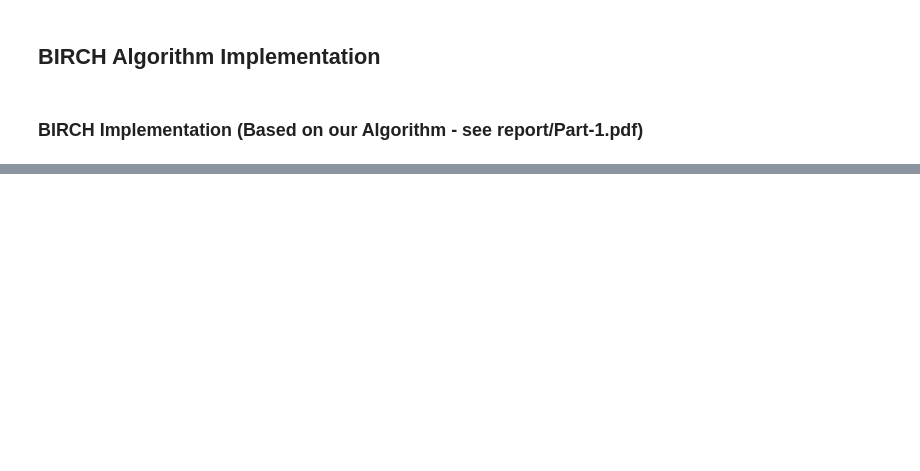
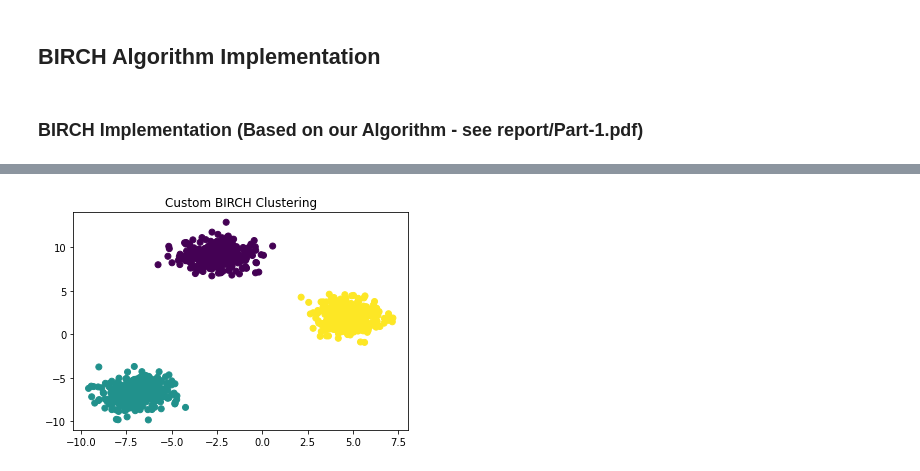
Before and after one commit to gideonpeters/comp6651-project, a Jupyter notebook: scripts/08-birch.ipynb, the cells around one changed output, grey strips where cells are left out. Saved outputs shown, nothing was run; the diff lists cells and outputs as text; code cells hidden in the pictures; blank space fills up the shorter version.

Commit message:
agglo

```diff
--- a/scripts/08-birch.ipynb
+++ b/scripts/08-birch.ipynb
@@ -30,27 +45,46 @@ global_earthquake_data_df = pd.read_csv(global_earthquake_data_path)
 # %%
 import numpy as np
 from scipy.spatial.distance import euclidean
-from sklearn.cluster import AgglomerativeClustering
-from sklearn.cluster import KMeans
+from sklearn.cluster import AgglomerativeClustering, KMeans
+from sklearn.datasets import make_blobs
+import matplotlib.pyplot as plt
+
 
 class ClusteringFeature:
     def __init__(self, point):
+        """
+        Initialize a ClusteringFeature with a single point.
+        """
         self.N = 1  # Number of points
         self.LS = np.array(point)  # Linear sum of points
         self.SS = np.array(point) ** 2  # Squared sum of points
+        self.points = [np.array(point)]  # Store all points
 
     def add_point(self, point):
+        """
+        Add a new point to the ClusteringFeature.
+        """
         self.N += 1
         self.LS += np.array(point)
         self.SS += np.array(point) ** 2
+        self.points.append(np.array(point))
 
     def centroid(self):
+        """
+        Compute the centroid of the ClusteringFeature.
+        """
         return self.LS / self.N
 
     def radius(self):
+        """
+        Compute the radius of the ClusteringFeature.
+        """
         return np.linalg.norm(self.LS / self.N)
 
     def can_absorb(self, point, threshold):
+        """
+        Check if a new point can be absorbed into the ClusteringFeature.
+        """
         new_centroid = (self.LS + np.array(point)) / (self.N + 1)
         distance = euclidean(new_centroid, point)
         return distance <= threshold
@@ -58,14 +92,23 @@ class ClusteringFeature:
 
 class CFNode:
     def __init__(self, branching_factor):
+        """
+        Initialize a CFNode with a given branching factor.
+        """
         self.branching_factor = branching_factor
         self.children = []
-        self.cf = None
+        self.cf = None  # ClusteringFeature for this node
 
     def is_leaf(self):
+        """
+        Check if the node is a leaf node.
+        """
         return len(self.children) == 0
 
     def insert(self, point, threshold):
+        """
+        Insert a point into the CFNode.
+        """
         if self.is_leaf():
             if self.cf is None:
                 self.cf = ClusteringFeature(point)
@@ -82,7 +125,10 @@ class CFNode:
                 closest_child.insert(point, threshold)
 
     def split(self, point, threshold):
-        points = [self.cf.centroid(), point]
+        """
+        Split the node into two child nodes using KMeans clustering.
+        """
+        points = self.cf.points + [point]  # Include all points
         kmeans = KMeans(n_clusters=2, n_init=10).fit(points)
 
         new_node1 = CFNode(self.branching_factor)
@@ -91,7 +137,10 @@ class CFNode:
         # Assign points to the new nodes
         for i, cluster_id in enumerate(kmeans.labels_):
             target_node = new_node1 if cluster_id == 0 else new_node2
-            target_node.cf = ClusteringFeature(points[i])
+            if target_node.cf is None:
+                target_node.cf = ClusteringFeature(points[i])
+            else:
+                target_node.cf.add_point(points[i])
 
         # Replace current node with child nodes
         self.children = [new_node1, new_node2]
@@ -100,14 +149,23 @@ class CFNode:
 
 class CFTree:
     def __init__(self, threshold, branching_factor):
+        """
+        Initialize a CFTree with a given threshold and branching factor.
+        """
         self.threshold = threshold
         self.branching_factor = branching_factor
         self.root = CFNode(branching_factor)
 
     def insert(self, point):
+        """
+        Insert a point into the CFTree.
+        """
         self.root.insert(point, self.threshold)
 
     def get_leaves(self, node=None):
+        """
+        Recursively collect all leaf nodes in the CFTree.
+        """
         if node is None:
             node = self.root
         if node.is_leaf():
@@ -119,6 +177,9 @@ class CFTree:
 
 
 def birch_clustering(data, threshold, branching_factor, n_clusters):
+    """
+    Perform BIRCH clustering on the given data.
+    """
     # Phase 1: Build the CF Tree
     cf_tree = CFTree(threshold, branching_factor)
     for point in data:
@@ -128,8 +189,11 @@ def birch_clustering(data, threshold, branching_factor, n_clusters):
     leaves = cf_tree.get_leaves()
     leaf_centroids = [leaf.centroid() for leaf in leaves]
 
-    if len(leaf_centroids) < 2:
-        print("Warning: Only one leaf node found. Cannot perform clustering.")
+    #print(f"Number of leaf nodes: {len(leaf_centroids)}")
+    #print(f"Leaf centroids: {leaf_centroids}")
+
+    if len(leaf_centroids) < n_clusters:
+        print(f"Warning: Only {len(leaf_centroids)} leaf nodes found. Cannot perform clustering with {n_clusters} clusters.")
         return cf_tree, leaf_centroids
 
     # Agglomerative clustering on leaf centroids
@@ -142,11 +206,14 @@ def birch_clustering(data, threshold, branching_factor, n_clusters):
         cluster_points = [leaf_centroids[j] for j in range(len(leaf_centroids)) if cluster_labels[j] == i]
         cluster_centroids.append(np.mean(cluster_points, axis=0))
 
+    #print(f"Final cluster centroids: {cluster_centroids}")
     return cf_tree, cluster_centroids
 
 
-# Custom function to assign cluster to each data point
 def assign_clusters(data_points, centroids):
+    """
+    Assign each data point to the nearest cluster centroid.
+    """
     distances = np.linalg.norm(data_points[:, np.newaxis] - centroids, axis=2)
     cluster_labels = np.argmin(distances, axis=1)
     return cluster_labels
@@ -154,16 +221,13 @@ def assign_clusters(data_points, centroids):
 
 # Example Usage
 if __name__ == "__main__":
-    # Sample dataset
-    data = np.array([
-        [1, 2], [1, 4], [1, 0],
-        [10, 2], [10, 4], [10, 0]
-    ])
+    # Generate synthetic data
+    data, _ = make_blobs(n_samples=1000, centers=3, cluster_std=1.0, random_state=42)
 
     # Parameters
-    threshold = 0.5  # Reduced threshold to ensure splitting
-    branching_factor = 3
-    n_clusters = 2
+    threshold = 0.5
+    branching_factor = 50
+    n_clusters = 3
 
     # Run BIRCH clustering
     cf_tree, cluster_centroids = birch_clustering(data, threshold, branching_factor, n_clusters)
@@ -171,7 +235,8 @@ if __name__ == "__main__":
     # Assign cluster to each data point
     custom_labels = assign_clusters(data, cluster_centroids)
 
-    print("\nCustom BIRCH Centroids for ai_global_index:")
-    for i, centroid in enumerate(cluster_centroids):
-        print(f"Cluster {i + 1}: {centroid}")
+    # Visualize clusters
+    plt.scatter(data[:, 0], data[:, 1], c=custom_labels, cmap='viridis')
+    plt.title("Custom BIRCH Clustering")
+    plt.show()
 # %% [output]
@@ -180,0 +243 @@ Cluster 2: [10.  2.]
+[figure, added]
```
Also changed, not shown: parts of 9 cells of this notebook, 4 other files.
